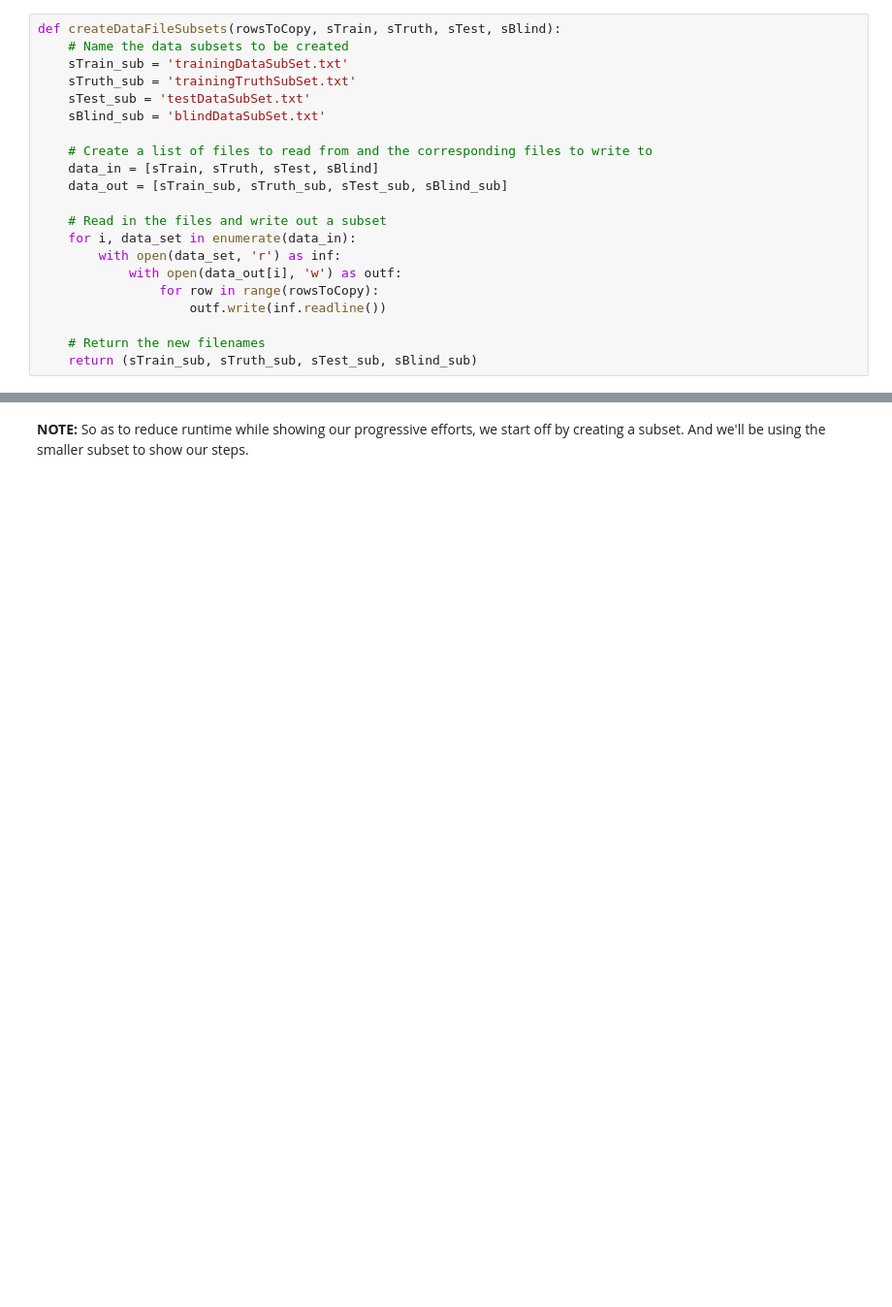
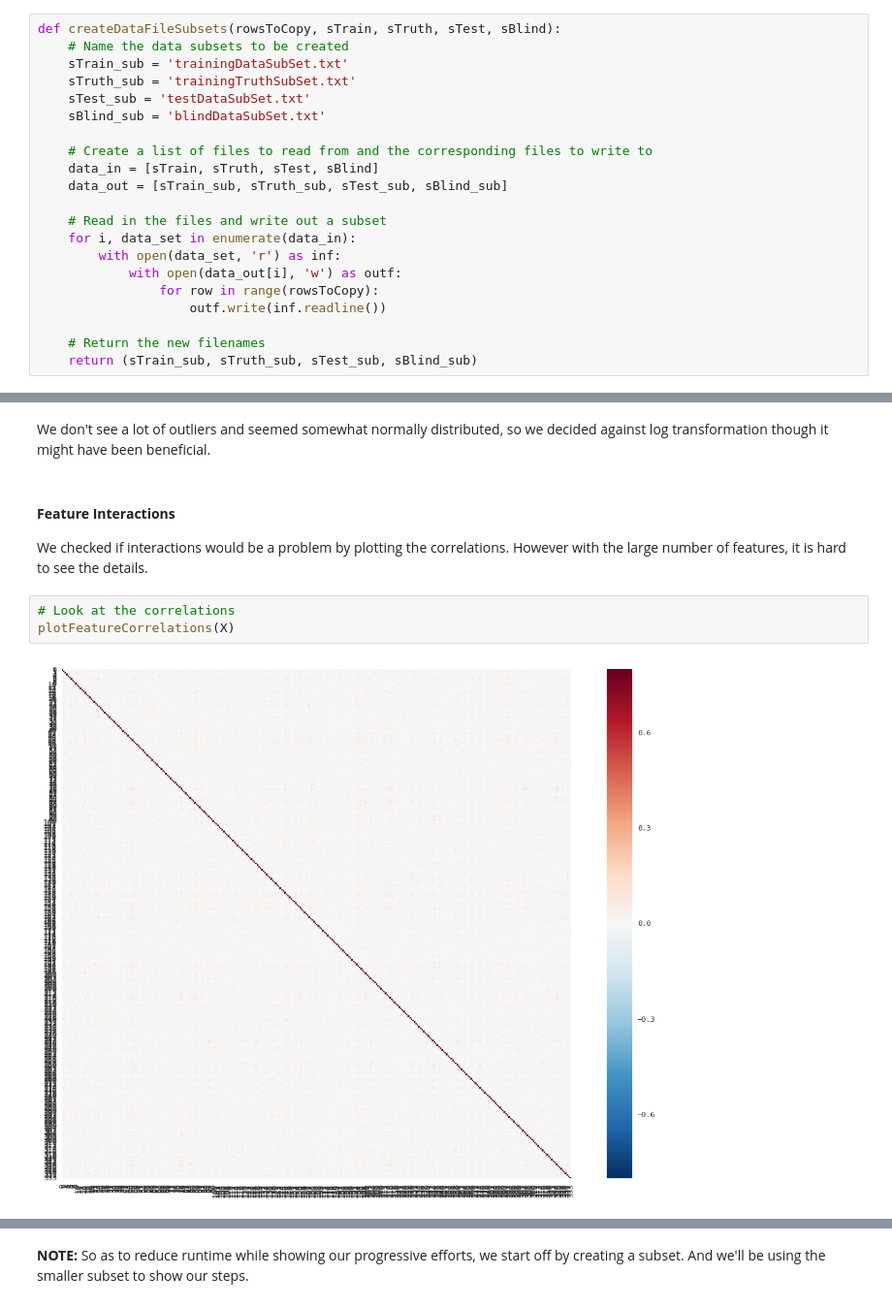
Before and after one commit to cindyliu/team-east-meets-west, a Jupyter notebook: TeamEastMeetsWest_hj.ipynb, the cells around one changed output, grey strips where cells are left out. Shown at 97% size. Cells and saved outputs as stored; diff of their text form; blank space fills up the shorter version.

```diff
--- a/TeamEastMeetsWest_hj.ipynb
+++ b/TeamEastMeetsWest_hj.ipynb
@@ -108,0 +246,10 @@ From a software engineering aspect, we moved code into simple functions for reus
+# %% [markdown]
+We don't see a lot of outliers and seemed somewhat normally distributed, so we decided against log transformation though it might have been beneficial.
+# %% [markdown]
+#### <b> Feature Interactions </b>
+We checked if interactions would be a problem by plotting the correlations. However with the large number of features, it is hard to see the details.
+# %%
+# Look at the correlations
+plotFeatureCorrelations(X)
+# %% [output]
+[figure, added]
```
Also changed, not shown: parts of 34 cells of this notebook, 1 other file.
